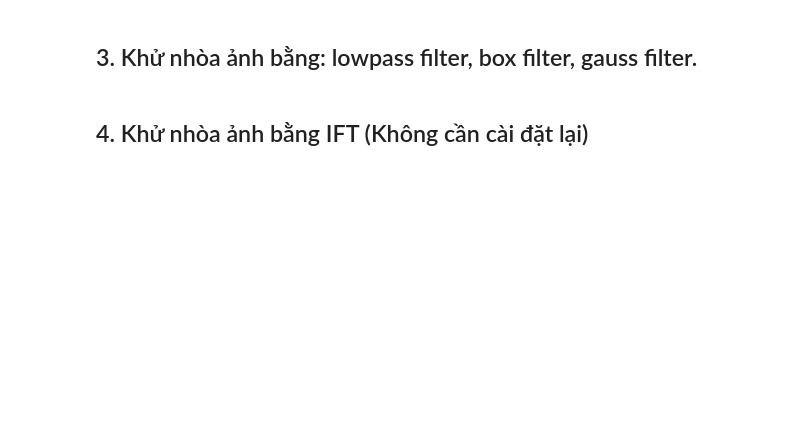
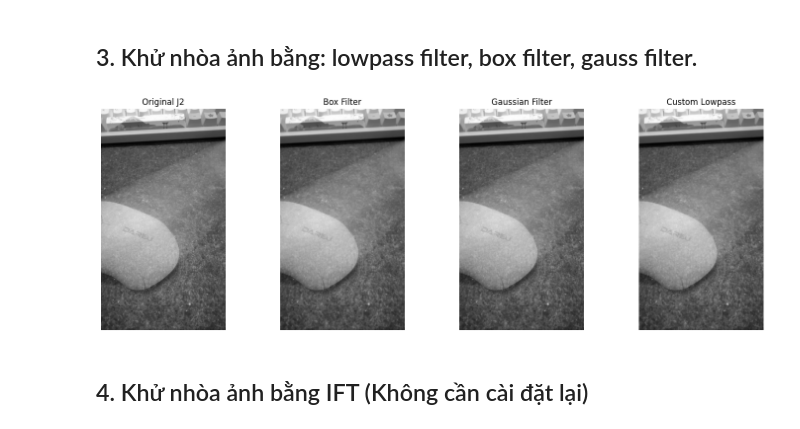
Before and after one commit to Sura3607/imageProcessing, a Jupyter notebook: lab5/lab5.ipynb, the cells around one changed output. Cells and saved outputs as stored; diff of their text form; code cells hidden in the pictures; blank space fills up the shorter version.

```diff
--- a/lab5/lab5.ipynb
+++ b/lab5/lab5.ipynb
@@ -46,4 +85,29 @@ def show_images(panels, figsize=None):
 # %% [markdown]
 ## 3. Khử nhòa ảnh bằng: lowpass filter, box filter, gauss filter.
+# %%
+# 1. Box Filter (sử dụng hàm blur)
+box_filtered = cv2.blur(J2, (5, 5))
+
+# 2. Gaussian Filter
+gauss_filtered = cv2.GaussianBlur(J2, (5, 5), 0)
+
+# 3. Custom Lowpass Filter (Sử dụng kernel 2D tùy chỉnh)
+# Ví dụ tạo một kernel lowpass hình tròn đơn giản (disk filter)
+kernel_size = 5
+kernel_lowpass = np.ones((kernel_size, kernel_size), np.float32)
+kernel_lowpass[0, 0] = kernel_lowpass[0, 4] = kernel_lowpass[4, 0] = kernel_lowpass[4, 4] = 0
+kernel_lowpass = kernel_lowpass / np.sum(kernel_lowpass)
+lowpass_filtered = cv2.filter2D(J2, -1, kernel_lowpass)
+
+# Hiển thị kết quả
+panels = [
+    ("Original J2", J2),
+    ("Box Filter", box_filtered),
+    ("Gaussian Filter", gauss_filtered),
+    ("Custom Lowpass", lowpass_filtered)
+]
+show_images(panels, figsize=(15, 5))
+# %% [output]
+[figure, added]
 # %% [markdown]
 ## 4. Khử nhòa ảnh bằng IFT (Không cần cài đặt lại)
```
Also changed, not shown: parts of 6 cells of this notebook.
